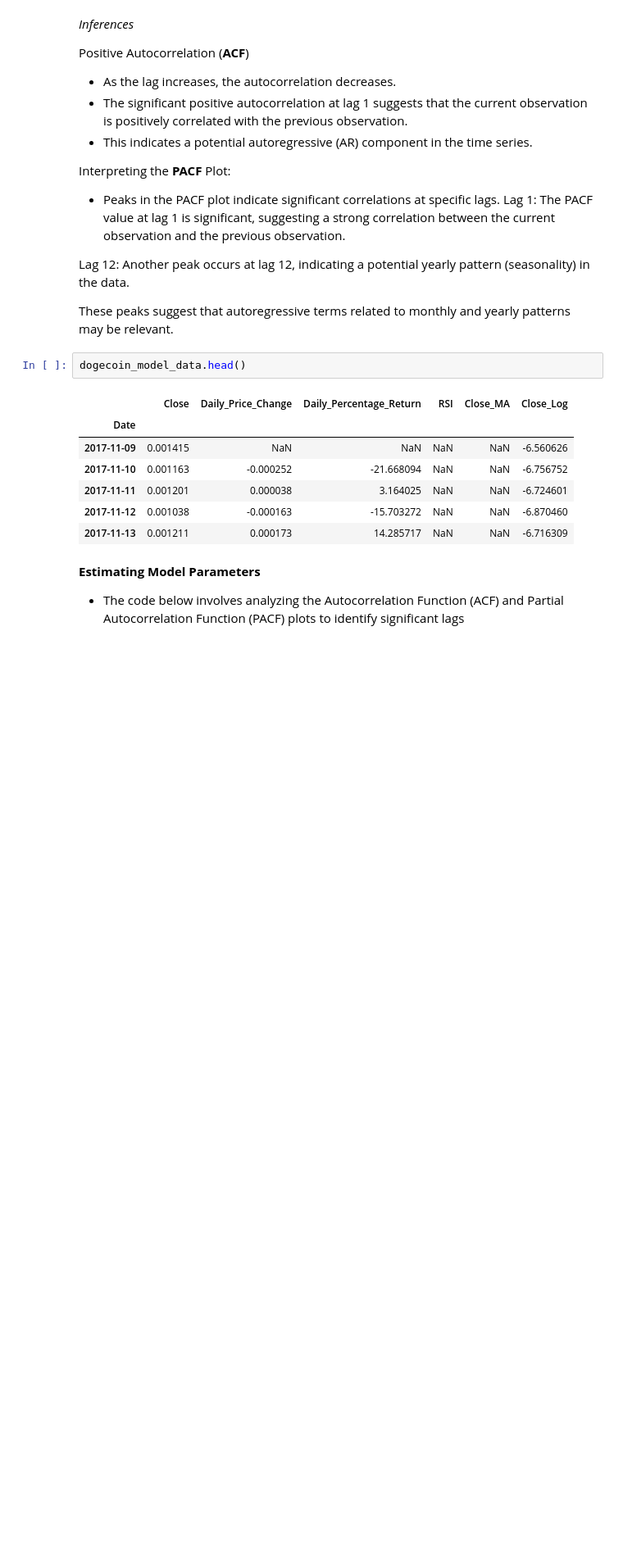
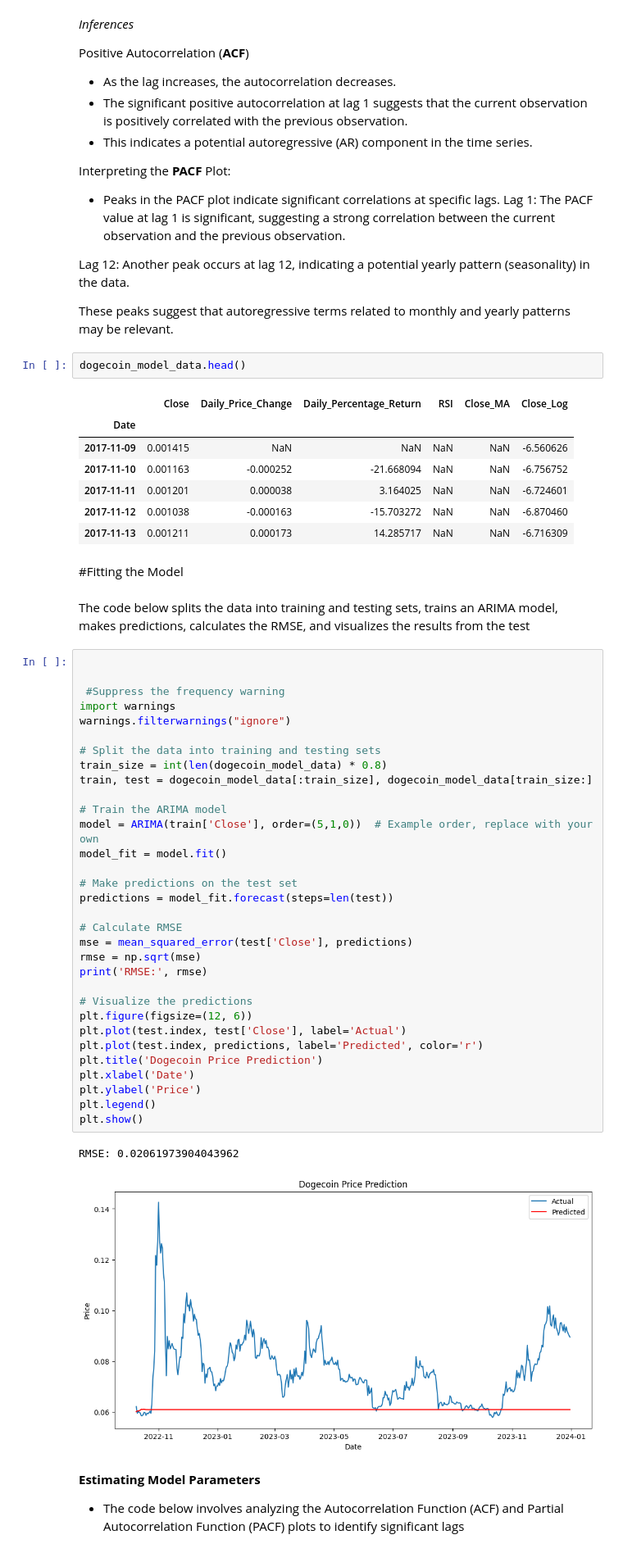
Before and after one commit to paulmachau/Dogecion-Historical-Prices, a Jupyter notebook: Dogecoin_price_prediction_LSTM.ipynb, the cells around one changed output. Shown at 82% size. Cells and saved outputs as stored; diff of their text form; blank space fills up the shorter version.

```diff
--- a/Dogecoin_price_prediction_LSTM.ipynb
+++ b/Dogecoin_price_prediction_LSTM.ipynb
@@ -815,6 +816,45 @@ dogecoin_model_data.head()
 | 2017-11-11 | 0.001201 | 0.000038 | 3.164025 | NaN | NaN | -6.724601 |
 | 2017-11-12 | 0.001038 | -0.000163 | -15.703272 | NaN | NaN | -6.870460 |
 | 2017-11-13 | 0.001211 | 0.000173 | 14.285717 | NaN | NaN | -6.716309 |
+# %% [markdown]
+#Fitting the Model
+# %% [markdown]
+The code below  splits the data into training and testing sets, trains an ARIMA model, makes predictions, calculates the RMSE, and visualizes the results from the test
+# %%
+
+
+ #Suppress the frequency warning
+import warnings
+warnings.filterwarnings("ignore")
+
+# Split the data into training and testing sets
+train_size = int(len(dogecoin_model_data) * 0.8)
+train, test = dogecoin_model_data[:train_size], dogecoin_model_data[train_size:]
+
+# Train the ARIMA model
+model = ARIMA(train['Close'], order=(5,1,0))  # Example order, replace with your own
+model_fit = model.fit()
+
+# Make predictions on the test set
+predictions = model_fit.forecast(steps=len(test))
+
+# Calculate RMSE
+mse = mean_squared_error(test['Close'], predictions)
+rmse = np.sqrt(mse)
+print('RMSE:', rmse)
+
+# Visualize the predictions
+plt.figure(figsize=(12, 6))
+plt.plot(test.index, test['Close'], label='Actual')
+plt.plot(test.index, predictions, label='Predicted', color='r')
+plt.title('Dogecoin Price Prediction')
+plt.xlabel('Date')
+plt.ylabel('Price')
+plt.legend()
+plt.show()
+# %% [output]
+RMSE: 0.02061973904043962
+[figure, added]
 # %% [markdown]
 **Estimating Model Parameters**
 
```
Also changed, not shown: parts of 11 cells of this notebook.
